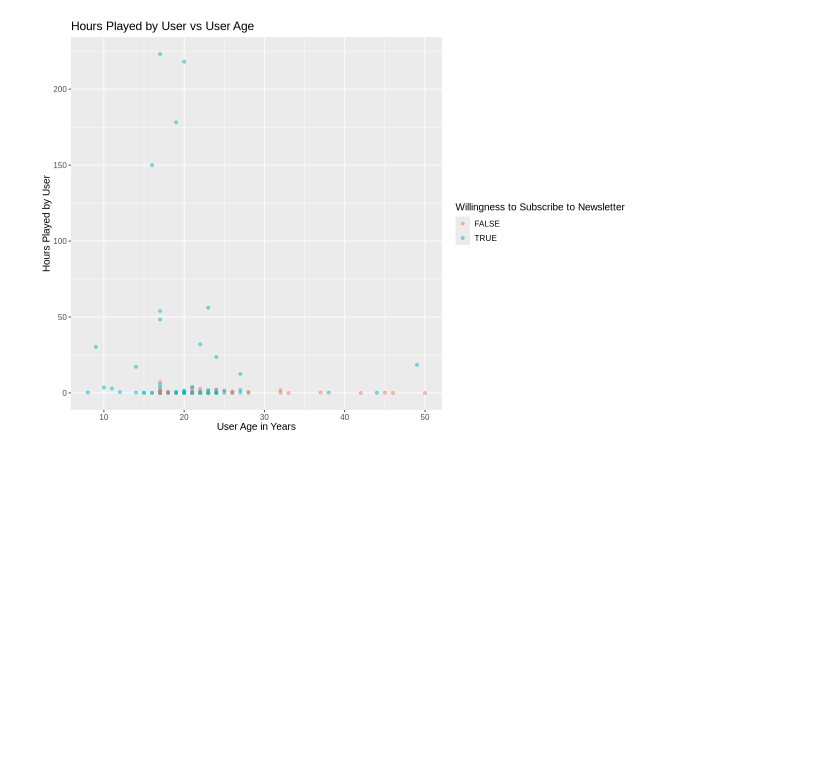
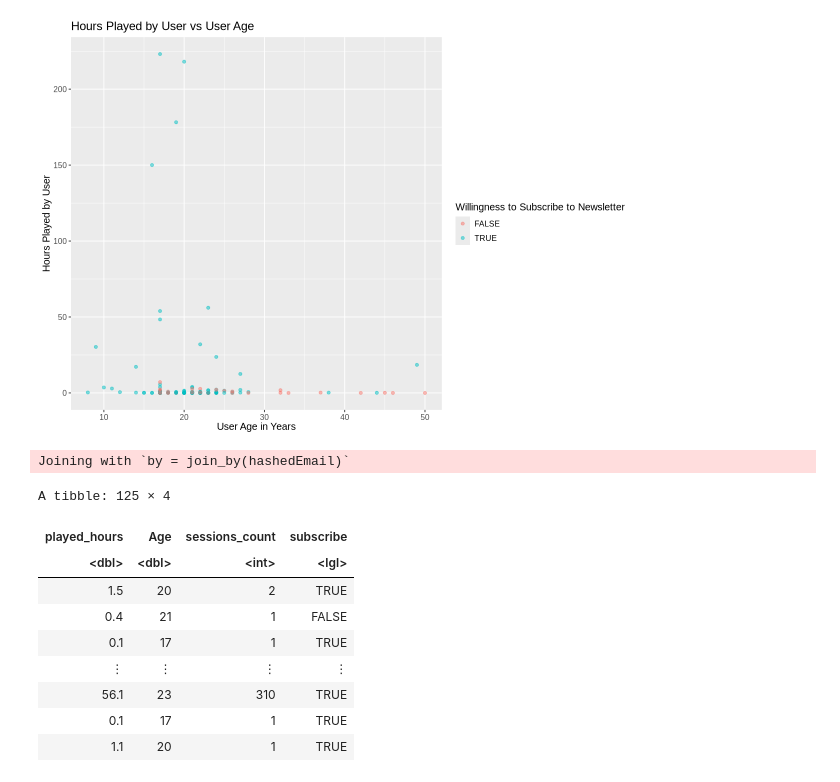
Before and after one commit to acay05/dsci-100-2025W2-006-group4, a Jupyter notebook: Final_Project_Group4.ipynb, the cells around one changed output. Cells and saved outputs as stored; diff of their text form; code cells hidden in the pictures; blank space fills up the shorter version.

```diff
--- a/Final_Project_Group4.ipynb
+++ b/Final_Project_Group4.ipynb
@@ -84,3 +91,22 @@ Warning message:
 (`geom_point()`).”
 [figure]
 [figure]
+# %%
+sessions_counted <- group_by(sessions_plus, hashedEmail) |>
+    summarize(sessions_count = n()) |>
+    inner_join(players)
+selected_counted <- sessions_counted |>
+    select(played_hours, Age, sessions_count, subscribe)
+selected_counted
+# %% [output]
+Joining with `by = join_by(hashedEmail)`
+A tibble: 125 × 4
+| played_hours | Age | sessions_count | subscribe |
+| <dbl> | <dbl> | <int> | <lgl> |
+| 1.5 | 20 | 2 | TRUE |
+| 0.4 | 21 | 1 | FALSE |
+| 0.1 | 17 | 1 | TRUE |
+| ⋮ | ⋮ | ⋮ | ⋮ |
+| 56.1 | 23 | 310 | TRUE |
+| 0.1 | 17 | 1 | TRUE |
+| 1.1 | 20 | 1 | TRUE |
```
Also changed, not shown: parts of 1 cell of this notebook.
